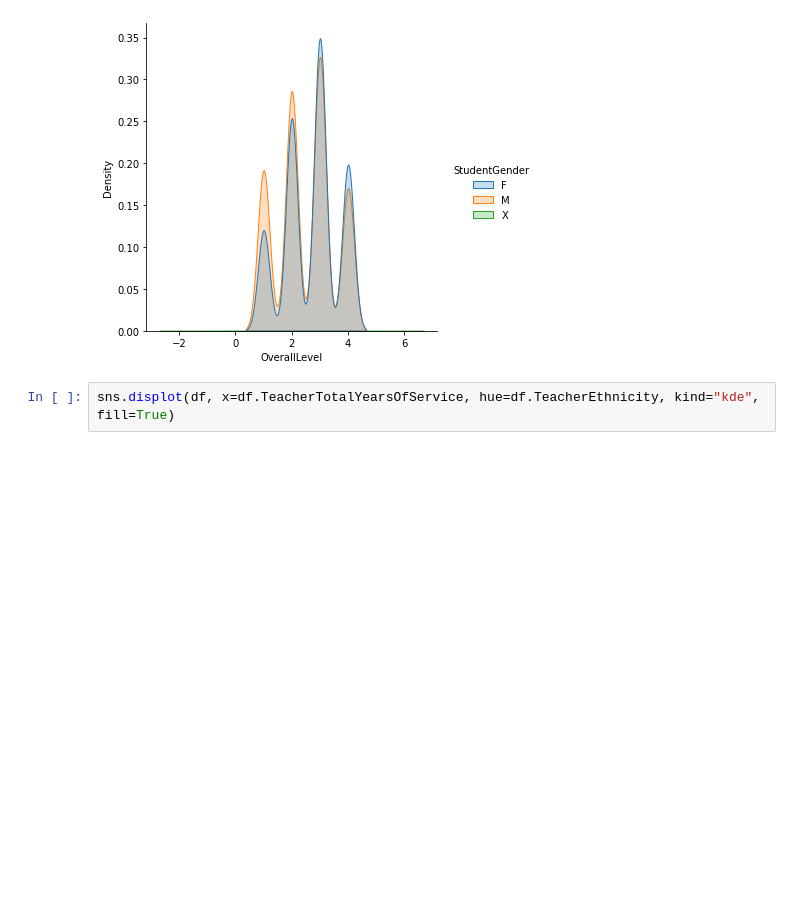
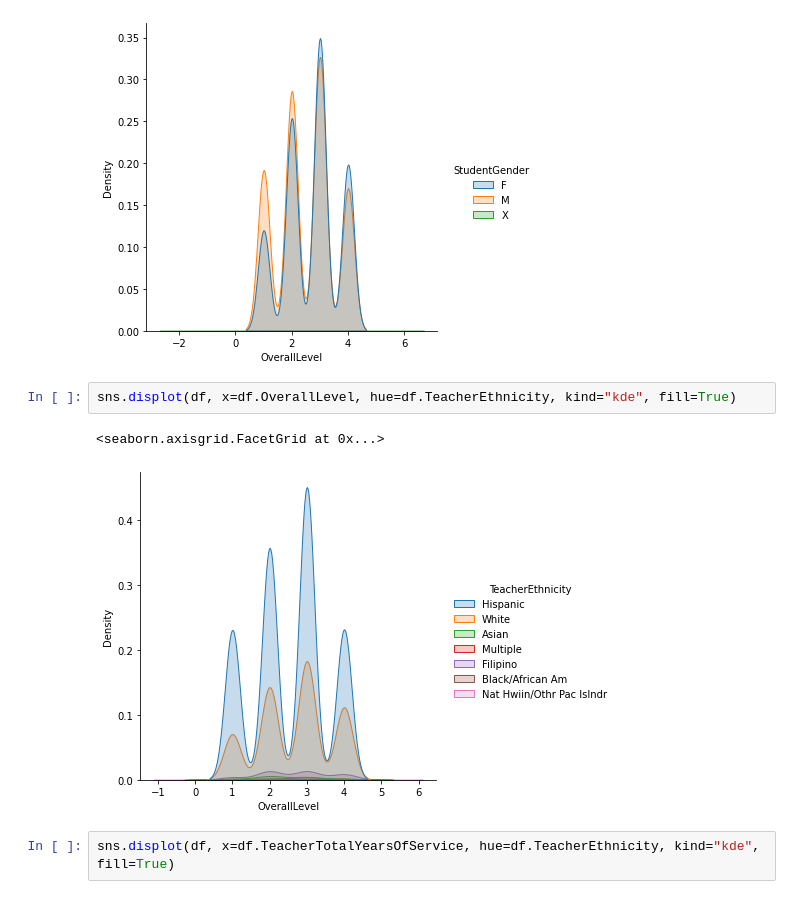
Before and after one commit to Oscar-Gil-Data/ADS-599B, a Jupyter notebook: Code Library Folder/2_EDA_LA.ipynb, the cells around one changed output. Drawn from its saved outputs; the diff is of its cells as text; blank space fills up the shorter version.

```diff
--- a/Code Library Folder/2_EDA_LA.ipynb
+++ b/Code Library Folder/2_EDA_LA.ipynb
@@ -425,6 +429,11 @@ sns.displot(df, x=df.OverallLevel, hue=df.StudentGender, kind="kde", fill=True)
 # %% [output]
 <seaborn.axisgrid.FacetGrid at 0x...>
 [figure]
+# %%
+sns.displot(df, x=df.OverallLevel, hue=df.TeacherEthnicity, kind="kde", fill=True)
+# %% [output]
+<seaborn.axisgrid.FacetGrid at 0x...>
+[figure, added]
 # %%
 sns.displot(df, x=df.TeacherTotalYearsOfService, hue=df.TeacherEthnicity, kind="kde", fill=True)
 # %% [output]
```
Also changed, not shown: parts of 5 cells of this notebook, 1 other file.
